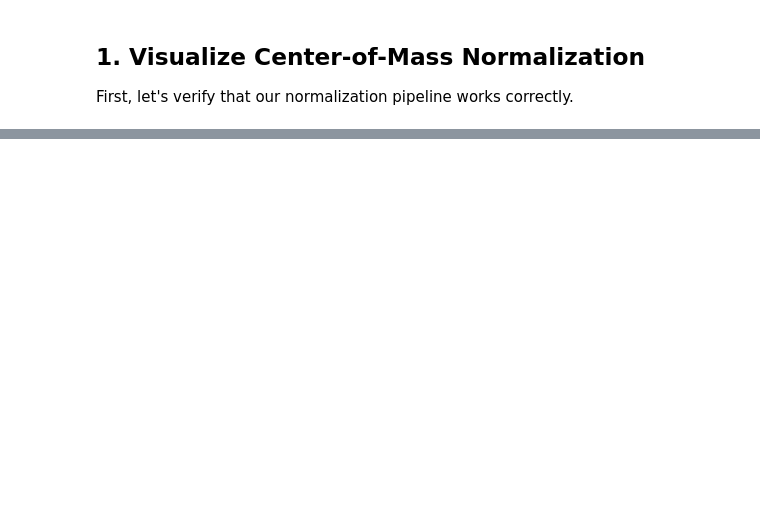
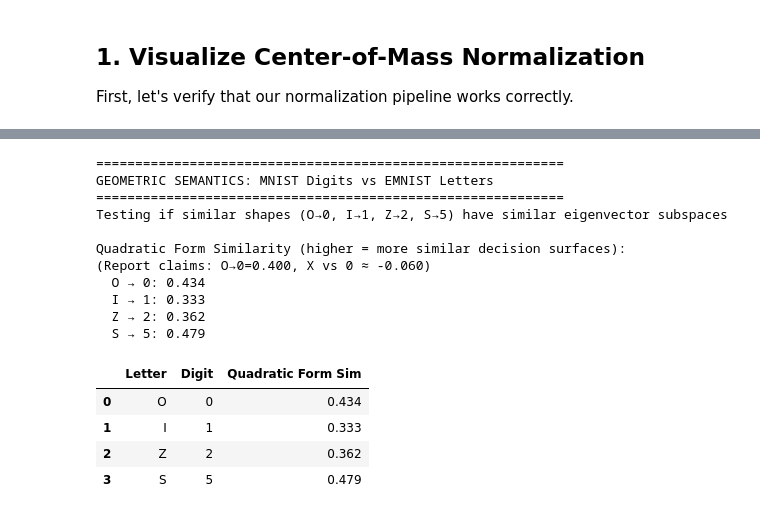
Before and after one commit to erlichon/UvA_FACT_2025, a Jupyter notebook: notebooks/02a_extension_cross_dataset_robustness.ipynb, the cells around one changed output, grey strips where cells are left out. Saved outputs shown, nothing was run; the diff lists cells and outputs as text; code cells hidden in the pictures; blank space fills up the shorter version.

```diff
--- a/notebooks/02a_extension_cross_dataset_robustness.ipynb
+++ b/notebooks/02a_extension_cross_dataset_robustness.ipynb
@@ -367,0 +556,66 @@ The three-step validation provides strong evidence that:
+# %%
+# Subspace Geometry Analysis: MNIST vs EMNIST Letters
+print("=" * 60)
+print("GEOMETRIC SEMANTICS: MNIST Digits vs EMNIST Letters")
+print("=" * 60)
+print("Testing if similar shapes (O→0, I→1, Z→2, S→5) have similar eigenvector subspaces")
+
+if vecs_mnist is not None and vecs_emnist_letters is not None:
+    from src.vision.subspace import compute_subspace_overlap
+
+    # Letter-to-digit mapping (EMNIST class indices → similar digits)
+    # EMNIST letters: A=0, B=1, ..., O=14, ..., I=8, Z=25, S=18
+    letter_digit_pairs = [
+        ('O', 14, 0),  # Letter O (class 14) ~ Digit 0
+        ('I', 8, 1),   # Letter I (class 8) ~ Digit 1
+        ('Z', 25, 2),  # Letter Z (class 25) ~ Digit 2
+        ('S', 18, 5),  # Letter S (class 18) ~ Digit 5
+    ]
+
+    print("\nQuadratic Form Similarity (higher = more similar decision surfaces):")
+    print("(Report claims: O→0=0.400, X vs 0 ≈ -0.060)")
+
+    results = []
+    for letter, letter_idx, digit in letter_digit_pairs:
+        # Get eigenvectors for this pair
+        vecs_letter = vecs_emnist_letters[letter_idx]  # [n_components, d_input]
+        vecs_digit = vecs_mnist[digit]  # [n_components, d_input]
+        vals_letter = vals_emnist_letters[letter_idx]
+        vals_digit = vals_mnist[digit]
+
+        # Compute quadratic form similarity
+        # Q = V @ diag(lambda) @ V.T
+        Q_letter = vecs_letter.T @ torch.diag(vals_letter) @ vecs_letter
+        Q_digit = vecs_digit.T @ torch.diag(vals_digit) @ vecs_digit
+
+        # Frobenius inner product normalized
+        sim = (Q_letter * Q_digit).sum() / (Q_letter.norm() * Q_digit.norm())
+
+        results.append({
+            'Letter': letter,
+            'Digit': digit,
+            'Quadratic Form Sim': f"{sim.item():.3f}"
+        })
+        print(f"  {letter} → {digit}: {sim.item():.3f}")
+
+    df_geometry = pd.DataFrame(results)
+    display(df_geometry)
+else:
+    print("Eigenvectors not loaded - run checkpoint loading cell first.")
+# %% [output]
+============================================================
+GEOMETRIC SEMANTICS: MNIST Digits vs EMNIST Letters
+============================================================
+Testing if similar shapes (O→0, I→1, Z→2, S→5) have similar eigenvector subspaces
+
+Quadratic Form Similarity (higher = more similar decision surfaces):
+(Report claims: O→0=0.400, X vs 0 ≈ -0.060)
+  O → 0: 0.434
+  I → 1: 0.333
+  Z → 2: 0.362
+  S → 5: 0.479
+|  | Letter | Digit | Quadratic Form Sim |
+| 0 | O | 0 | 0.434 |
+| 1 | I | 1 | 0.333 |
+| 2 | Z | 2 | 0.362 |
+| 3 | S | 5 | 0.479 |
```
Also changed, not shown: parts of 33 cells of this notebook, 49 other files.
